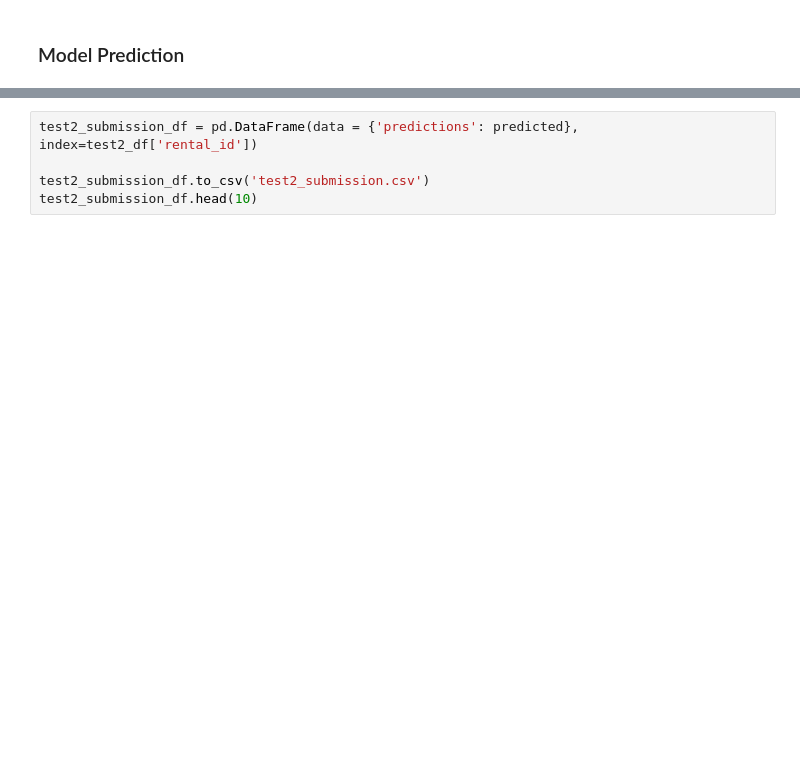
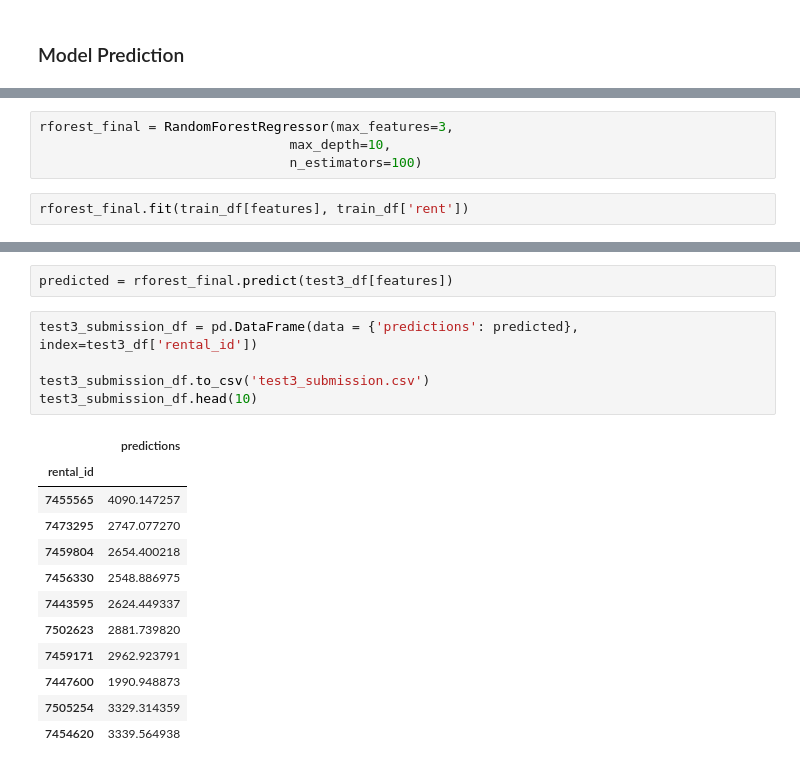
Before and after one commit to oscarchong/itds_fall_2019, a Jupyter notebook: Master's Notebook.ipynb, the cells around one changed output, grey strips where cells are left out. Drawn from its saved outputs; the diff is of its cells as text; blank space fills up the shorter version.

```diff
--- a/Master's Notebook.ipynb
+++ b/Master's Notebook.ipynb
@@ -563,0 +664,6 @@ predicted = gbm.predict(test2_df[features])
+# %%
+rforest_final = RandomForestRegressor(max_features=3,
+                                max_depth=10,
+                                n_estimators=100)
+# %%
+rforest_final.fit(train_df[features], train_df['rent'])
@@ -564,7 +678,22 @@ predicted = gbm.predict(test2_df[features])
+# %%
+predicted = rforest_final.predict(test3_df[features])
 # %%
-test2_submission_df = pd.DataFrame(data = {'predictions': predicted}, index=test2_df['rental_id'])
+test3_submission_df = pd.DataFrame(data = {'predictions': predicted}, index=test3_df['rental_id'])
 
-test2_submission_df.to_csv('test2_submission.csv')
-test2_submission_df.head(10)
+test3_submission_df.to_csv('test3_submission.csv')
+test3_submission_df.head(10)
+# %% [output]
+|  | predictions |
+| rental_id |  |
+| 7455565 | 4090.147257 |
+| 7473295 | 2747.077270 |
+| 7459804 | 2654.400218 |
+| 7456330 | 2548.886975 |
+| 7443595 | 2624.449337 |
+| 7502623 | 2881.739820 |
+| 7459171 | 2962.923791 |
+| 7447600 | 1990.948873 |
+| 7505254 | 3329.314359 |
+| 7454620 | 3339.564938 |
 # %%
 f = list(features)
```
Also changed, not shown: parts of 50 cells of this notebook.
